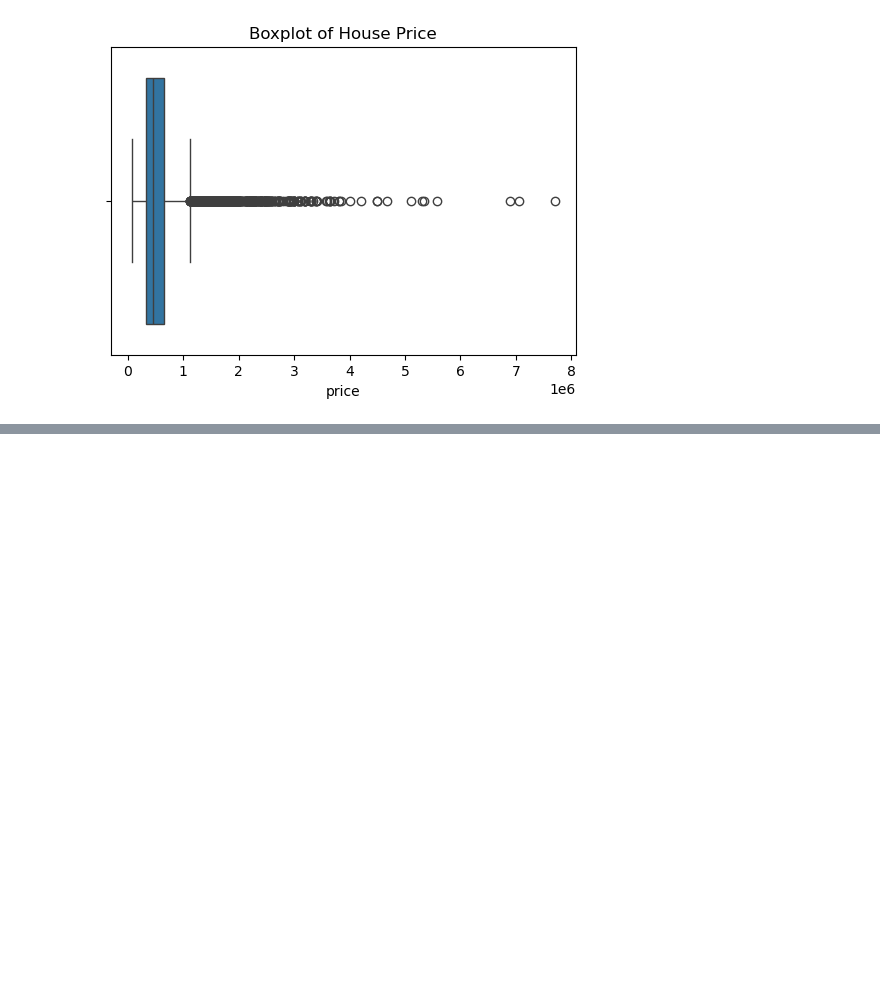
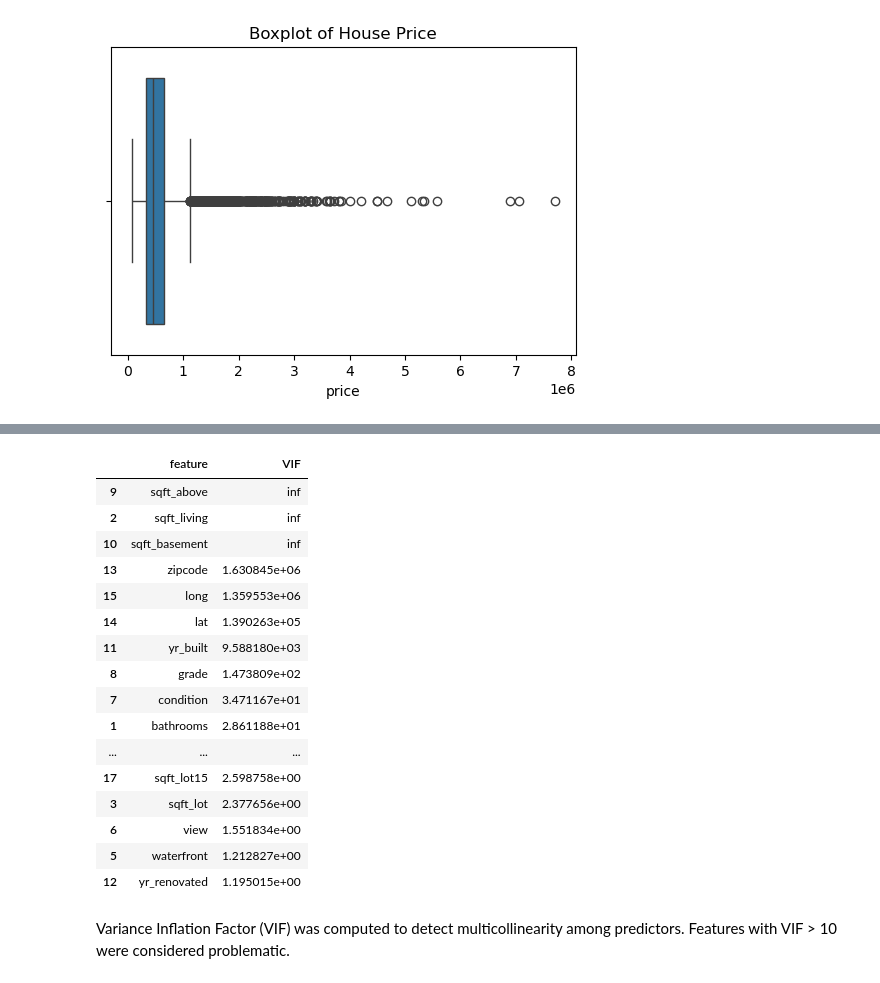
Before and after one commit to HosseinMohebbi/house-price-prediction, a Jupyter notebook: notebooks/01_eda.ipynb, the cells around one changed output, grey strips where cells are left out. Saved outputs shown, nothing was run; the diff lists cells and outputs as text; code cells hidden in the pictures; blank space fills up the shorter version.

Commit message:
processing data and getting ready for training

```diff
--- a/notebooks/01_eda.ipynb
+++ b/notebooks/01_eda.ipynb
@@ -75,0 +131,32 @@ plt.show()
+# %%
+from statsmodels.stats.outliers_influence import variance_inflation_factor
+import pandas as pd
+
+X_temp = df.drop("price", axis=1)
+
+vif_data = pd.DataFrame()
+vif_data["feature"] = X_temp.columns
+vif_data["VIF"] = [variance_inflation_factor(X_temp.values, i)
+                   for i in range(len(X_temp.columns))]
+
+vif_data.sort_values("VIF", ascending=False)
+# %% [output]
+|  | feature | VIF |
+| 9 | sqft_above | inf |
+| 2 | sqft_living | inf |
+| 10 | sqft_basement | inf |
+| 13 | zipcode | 1.630845e+06 |
+| 15 | long | 1.359553e+06 |
+| 14 | lat | 1.390263e+05 |
+| 11 | yr_built | 9.588180e+03 |
+| 8 | grade | 1.473809e+02 |
+| 7 | condition | 3.471167e+01 |
+| 1 | bathrooms | 2.861188e+01 |
+| ... | ... | ... |
+| 17 | sqft_lot15 | 2.598758e+00 |
+| 3 | sqft_lot | 2.377656e+00 |
+| 6 | view | 1.551834e+00 |
+| 5 | waterfront | 1.212827e+00 |
+| 12 | yr_renovated | 1.195015e+00 |
+# %% [markdown]
+Variance Inflation Factor (VIF) was computed to detect multicollinearity among predictors. Features with VIF > 10 were considered problematic.
```
Also changed, not shown: parts of 19 cells of this notebook.
